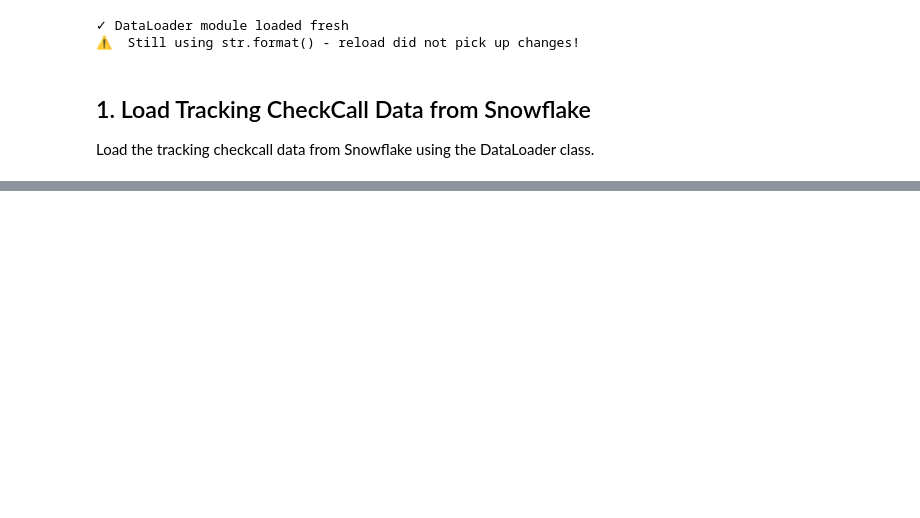
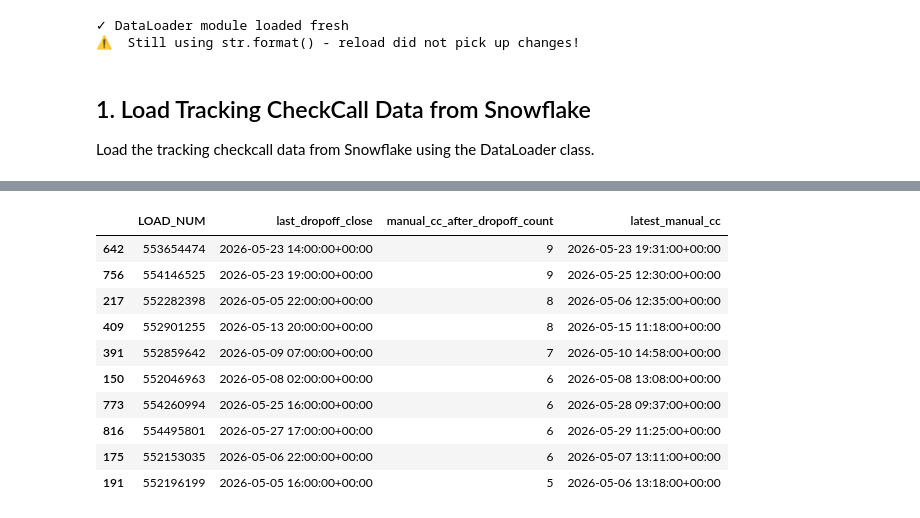
Before and after one commit to vugtlan/LoadTrackingOverProcessing, a Jupyter notebook: notebooks/loadTrackingOverProcessing.ipynb, the cells around one changed output, grey strips where cells are left out. Saved outputs shown, nothing was run; the diff lists cells and outputs as text; code cells hidden in the pictures; blank space fills up the shorter version.

```diff
--- a/notebooks/loadTrackingOverProcessing.ipynb
+++ b/notebooks/loadTrackingOverProcessing.ipynb
@@ -186,0 +353,73 @@ Percentage:                                        3.3%
+# %%
+def get_loads_with_manual_cc_after_dropoff(df):
+    """
+    Identifies LOAD_NUMs that have at least one manual check call
+    (CHECK_CALL_TYPE = 'CC' and AUTOMATED = False) recorded AFTER
+    the last drop off close event (CHECK_CALL_TYPE = 'D-Close').
+    Excludes check calls where UPDATE_USER = 'DATASCIENCE'.
+    Only includes check calls where HUMAN_ENTERED_CHECKCALL_FLAG = 1.
+
+    Args:
+        df (pd.DataFrame): Raw dataframe from Snowflake containing columns:
+                           LOAD_NUM, CHECK_CALL_TYPE, AUTOMATED, ENTERED_DATETIME_CST,
+                           UPDATE_USER, HUMAN_ENTERED_CHECKCALL_FLAG
+
+    Returns:
+        pd.DataFrame: DataFrame of qualifying LOAD_NUMs with supporting details:
+                      - LOAD_NUM
+                      - last_dropoff_close: latest D-Close datetime
+                      - manual_cc_after_dropoff_count: number of manual CCs after D-Close
+                      - latest_manual_cc: datetime of the last manual CC after D-Close
+    """
+    df = df.copy()
+    df['ENTERED_DATETIME_CST'] = pd.to_datetime(df['ENTERED_DATETIME_CST'], utc=True, errors='coerce')
+
+    # Get the last D-Close datetime per load
+    dropoff_close = (
+        df[df['CHECK_CALL_TYPE'] == 'D-Close']
+        .groupby('LOAD_NUM')['ENTERED_DATETIME_CST']
+        .max()
+        .rename('last_dropoff_close')
+        .reset_index()
+    )
+
+    # Get manual check calls (CC + not automated + not DATASCIENCE user + human entered)
+    manual_cc = df[
+        (df['CHECK_CALL_TYPE'] == 'CC') &
+        (df['AUTOMATED'] == False) &
+        (df['UPDATE_USER'] != 'DATASCIENCE') &
+        (df['HUMAN_ENTERED_CHECKCALL_FLAG'] == 1)
+    ][['LOAD_NUM', 'ENTERED_DATETIME_CST']].copy()
+
+    # Join manual CCs with their load's last D-Close datetime
+    manual_cc = manual_cc.merge(dropoff_close, on='LOAD_NUM', how='inner')
+
+    # Keep only manual CCs that occurred AFTER the last D-Close
+    manual_cc_after = manual_cc[
+        manual_cc['ENTERED_DATETIME_CST'] > manual_cc['last_dropoff_close']
+    ]
+
+    # Aggregate per load
+    result = (
+        manual_cc_after.groupby(['LOAD_NUM', 'last_dropoff_close'])
+        .agg(
+            manual_cc_after_dropoff_count=('ENTERED_DATETIME_CST', 'count'),
+            latest_manual_cc=('ENTERED_DATETIME_CST', 'max')
+        )
+        .reset_index()
+        .sort_values('manual_cc_after_dropoff_count', ascending=False)
+    )
+
+    return result
+
+
+# Run the function
+loads_with_late_manual_cc = get_loads_with_manual_cc_after_dropoff(df)
+qualifying_loads_after = len(loads_with_late_manual_cc)
+
+print(f"Total distinct LOAD_NUMs in dataset:               {total_loads:,}")
+print(f"LOAD_NUMs with manual CC after drop off close:     {qualifying_loads_after:,}")
+print(f"Percentage:                                        {qualifying_loads_after / total_loads * 100:.1f}%")
+print(f"Total Manual CCs after Drop Off Close:             {loads_with_late_manual_cc['manual_cc_after_dropoff_count'].sum():,}")
+loads_with_late_manual_cc.head(10)
+# %% [output]
@@ -186,0 +430,11 @@ Percentage:                                        3.3%
+|  | LOAD_NUM | last_dropoff_close | manual_cc_after_dropoff_count | latest_manual_cc |
+| 642 | 553654474 | 2026-05-23 14:00:00+00:00 | 9 | 2026-05-23 19:31:00+00:00 |
+| 756 | 554146525 | 2026-05-23 19:00:00+00:00 | 9 | 2026-05-25 12:30:00+00:00 |
+| 217 | 552282398 | 2026-05-05 22:00:00+00:00 | 8 | 2026-05-06 12:35:00+00:00 |
+| 409 | 552901255 | 2026-05-13 20:00:00+00:00 | 8 | 2026-05-15 11:18:00+00:00 |
+| 391 | 552859642 | 2026-05-09 07:00:00+00:00 | 7 | 2026-05-10 14:58:00+00:00 |
+| 150 | 552046963 | 2026-05-08 02:00:00+00:00 | 6 | 2026-05-08 13:08:00+00:00 |
+| 773 | 554260994 | 2026-05-25 16:00:00+00:00 | 6 | 2026-05-28 09:37:00+00:00 |
+| 816 | 554495801 | 2026-05-27 17:00:00+00:00 | 6 | 2026-05-29 11:25:00+00:00 |
+| 175 | 552153035 | 2026-05-06 22:00:00+00:00 | 6 | 2026-05-07 13:11:00+00:00 |
+| 191 | 552196199 | 2026-05-05 16:00:00+00:00 | 5 | 2026-05-06 13:18:00+00:00 |
```
Also changed, not shown: parts of 7 cells of this notebook, 1 other file.
